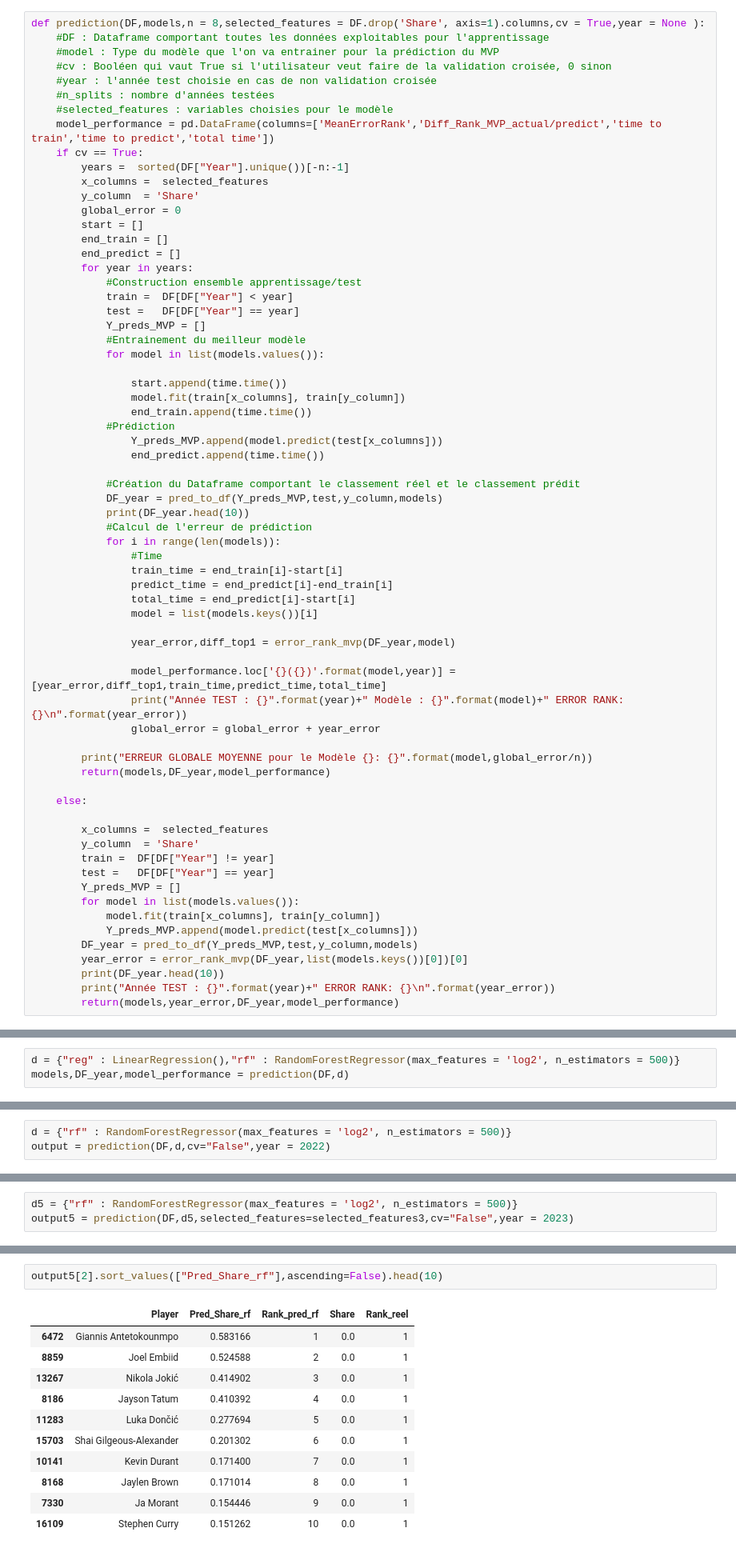
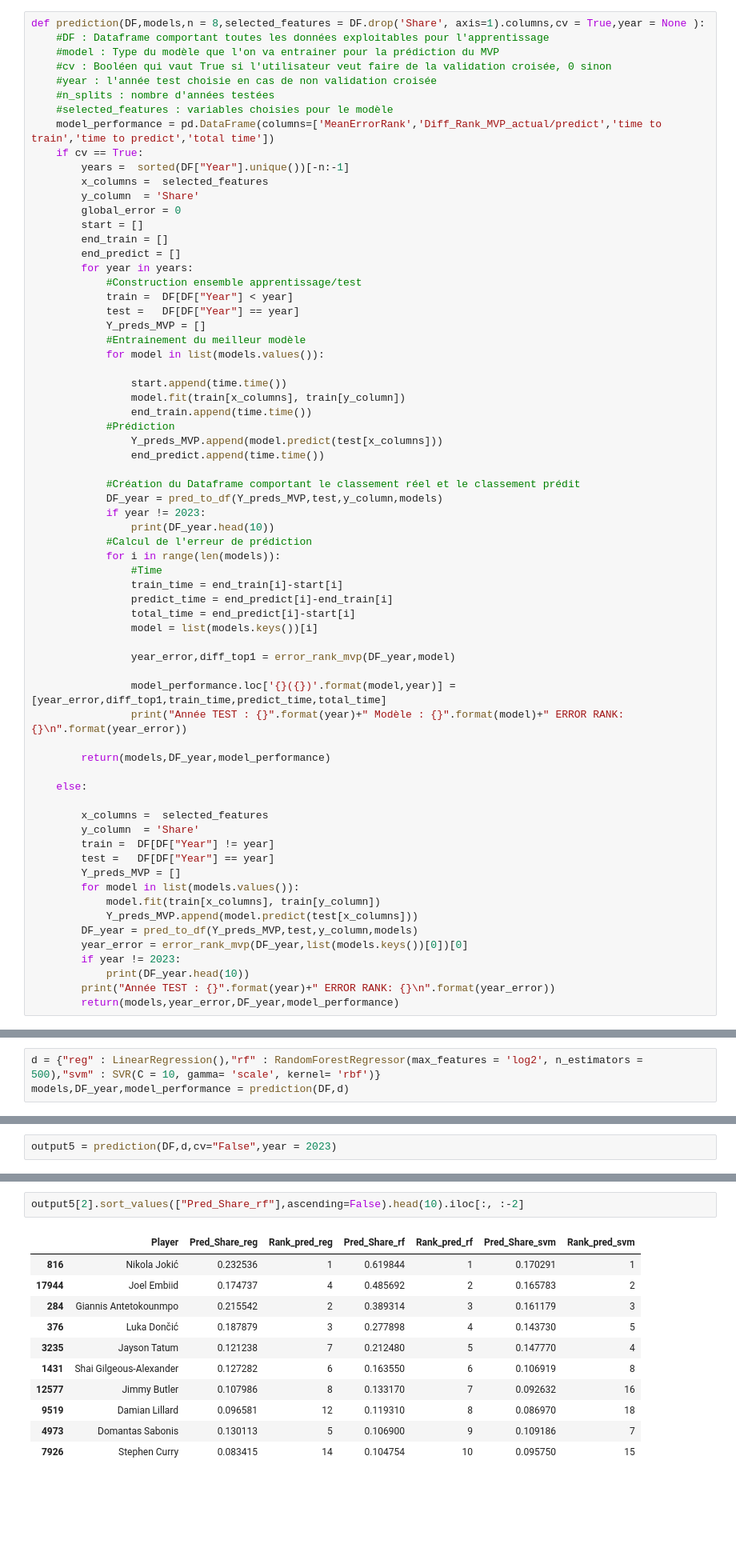
Before and after one commit to MartinErwan/ML_NBA_MVP_Prediction, a Jupyter notebook: PFE_Prediction.ipynb, the cells around one changed output, grey strips where cells are left out. Shown: that part at 80% size. Saved outputs shown, nothing was run; the diff lists cells and outputs as text; blank space fills up the shorter version.

```diff
--- a/PFE_Prediction.ipynb
+++ b/PFE_Prediction.ipynb
@@ -507,7 +365,8 @@ def prediction(DF,models,n = 8,selected_features = DF.drop('Share', axis=1).colu
 
             #Création du Dataframe comportant le classement réel et le classement prédit
             DF_year = pred_to_df(Y_preds_MVP,test,y_column,models)
-            print(DF_year.head(10))
+            if year != 2023:
+                print(DF_year.head(10))
             #Calcul de l'erreur de prédiction
             for i in range(len(models)):
                 #Time
@@ -520,9 +379,7 @@ def prediction(DF,models,n = 8,selected_features = DF.drop('Share', axis=1).colu
 
                 model_performance.loc['{}({})'.format(model,year)] = [year_error,diff_top1,train_time,predict_time,total_time]
                 print("Année TEST : {}".format(year)+" Modèle : {}".format(model)+" ERROR RANK: {}\n".format(year_error))
-                global_error = global_error + year_error
 
-        print("ERREUR GLOBALE MOYENNE pour le Modèle {}: {}".format(model,global_error/n))
         return(models,DF_year,model_performance)
 
     else:
@@ -537,7 +394,8 @@ def prediction(DF,models,n = 8,selected_features = DF.drop('Share', axis=1).colu
             Y_preds_MVP.append(model.predict(test[x_columns]))
         DF_year = pred_to_df(Y_preds_MVP,test,y_column,models)
         year_error = error_rank_mvp(DF_year,list(models.keys())[0])[0]
-        print(DF_year.head(10))
+        if year != 2023:
+            print(DF_year.head(10))
         print("Année TEST : {}".format(year)+" ERROR RANK: {}\n".format(year_error))
         return(models,year_error,DF_year,model_performance)
 # %% [markdown]
@@ -602,7 +472,7 @@ bp_rf = best_param(rf,para_grids_randomForest,2022)
 # %% [markdown]
 Les hyperparamètres étant reglés, nous pouvons tester ces modèles en les entrainement sur les saisons avant 2016 et les testant sur les années suivantes
 # %%
-d = {"reg" : LinearRegression(),"rf" : RandomForestRegressor(max_features = 'log2', n_estimators = 500)}
+d = {"reg" : LinearRegression(),"rf" : RandomForestRegressor(max_features = 'log2', n_estimators = 500),"svm" : SVR(C = 10, gamma= 'scale', kernel= 'rbf')}
 models,DF_year,model_performance = prediction(DF,d)
 # %% [output]
                   Player  Pred_Share_reg  Rank_pred_reg  Pred_Share_rf  \
@@ -695,3 +565,0 @@ Les 2 modèles semblent équivalent en ce qui concerne la prédiction de la prem
-# %%
-d = {"rf" : RandomForestRegressor(max_features = 'log2', n_estimators = 500)}
-output = prediction(DF,d,cv="False",year = 2022)
@@ -825,5 +732,4 @@ Essayons de prédire l'année 2023 avec ces variables
 # %%
-d5 = {"rf" : RandomForestRegressor(max_features = 'log2', n_estimators = 500)}
-output5 = prediction(DF,d5,selected_features=selected_features3,cv="False",year = 2023)
+output5 = prediction(DF,d,cv="False",year = 2023)
 # %% [output]
 Nombre de convoqués MVP : 0
@@ -841,16 +736,16 @@ Nombre de convoqués MVP : 0
 Année TEST : 2023 ERROR RANK: nan
 # %%
-output5[2].sort_values(["Pred_Share_rf"],ascending=False).head(10)
+output5[2].sort_values(["Pred_Share_rf"],ascending=False).head(10).iloc[:, :-2]
 # %% [output]
-|  | Player | Pred_Share_rf | Rank_pred_rf | Share | Rank_reel |
-| 6472 | Giannis Antetokounmpo | 0.583166 | 1 | 0.0 | 1 |
-| 8859 | Joel Embiid | 0.524588 | 2 | 0.0 | 1 |
-| 13267 | Nikola Jokić | 0.414902 | 3 | 0.0 | 1 |
-| 8186 | Jayson Tatum | 0.410392 | 4 | 0.0 | 1 |
-| 11283 | Luka Dončić | 0.277694 | 5 | 0.0 | 1 |
-| 15703 | Shai Gilgeous-Alexander | 0.201302 | 6 | 0.0 | 1 |
-| 10141 | Kevin Durant | 0.171400 | 7 | 0.0 | 1 |
-| 8168 | Jaylen Brown | 0.171014 | 8 | 0.0 | 1 |
-| 7330 | Ja Morant | 0.154446 | 9 | 0.0 | 1 |
-| 16109 | Stephen Curry | 0.151262 | 10 | 0.0 | 1 |
+|  | Player | Pred_Share_reg | Rank_pred_reg | Pred_Share_rf | Rank_pred_rf | Pred_Share_svm | Rank_pred_svm |
+| 816 | Nikola Jokić | 0.232536 | 1 | 0.619844 | 1 | 0.170291 | 1 |
+| 17944 | Joel Embiid | 0.174737 | 4 | 0.485692 | 2 | 0.165783 | 2 |
+| 284 | Giannis Antetokounmpo | 0.215542 | 2 | 0.389314 | 3 | 0.161179 | 3 |
+| 376 | Luka Dončić | 0.187879 | 3 | 0.277898 | 4 | 0.143730 | 5 |
+| 3235 | Jayson Tatum | 0.121238 | 7 | 0.212480 | 5 | 0.147770 | 4 |
+| 1431 | Shai Gilgeous-Alexander | 0.127282 | 6 | 0.163550 | 6 | 0.106919 | 8 |
+| 12577 | Jimmy Butler | 0.107986 | 8 | 0.133170 | 7 | 0.092632 | 16 |
+| 9519 | Damian Lillard | 0.096581 | 12 | 0.119310 | 8 | 0.086970 | 18 |
+| 4973 | Domantas Sabonis | 0.130113 | 5 | 0.106900 | 9 | 0.109186 | 7 |
+| 7926 | Stephen Curry | 0.083415 | 14 | 0.104754 | 10 | 0.095750 | 15 |
 # %% [markdown]
```
Also changed, not shown: parts of 78 cells of this notebook, 55 other files.
